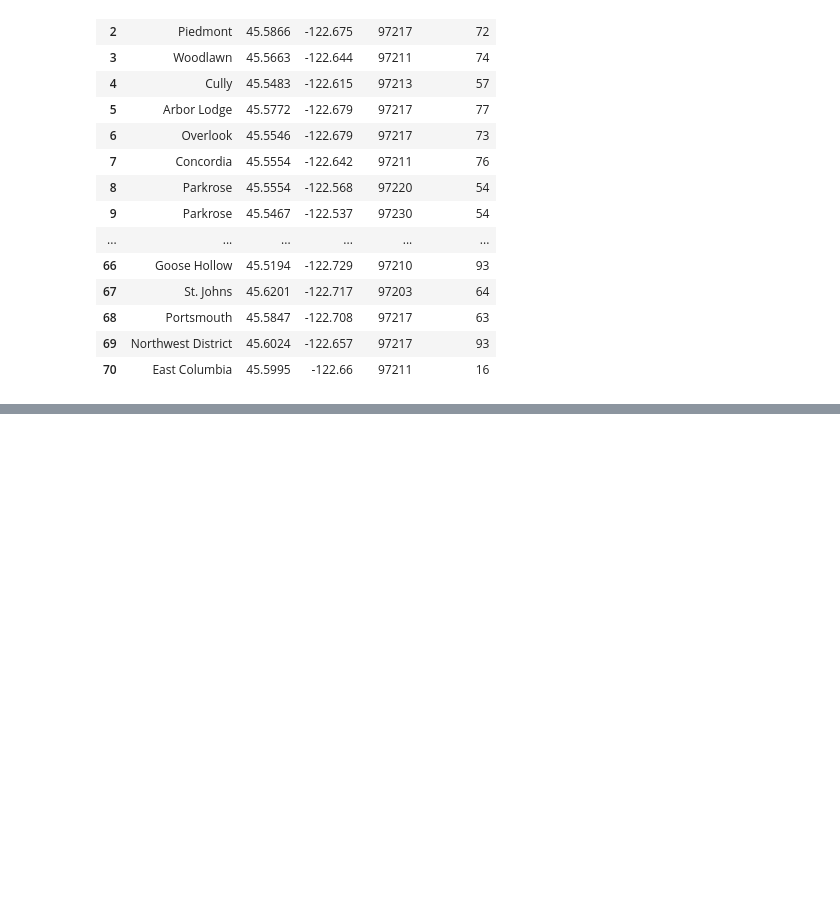
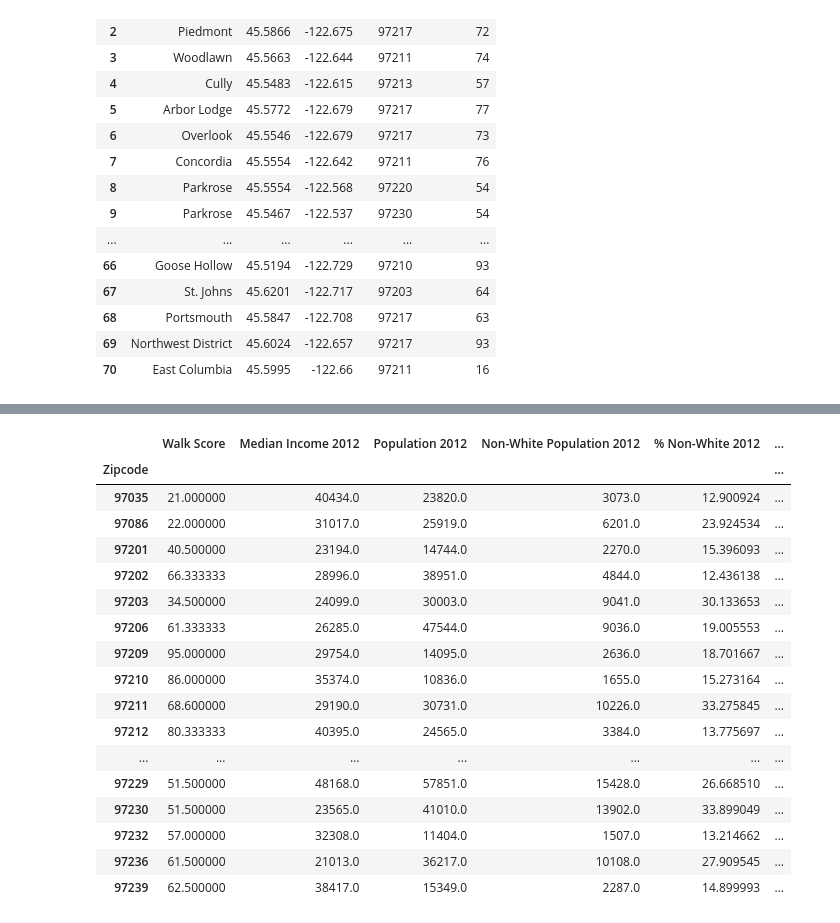
Before and after one commit to troypramsey/WalkabilityRaceIncome_InPortland_2012-2018, a Jupyter notebook: Neighborhoods_Zipcodes.ipynb, the cells around one changed output, grey strips where cells are left out. Cells and saved outputs as stored; diff of their text form; code cells hidden in the pictures; blank space fills up the shorter version.

```diff
--- a/Neighborhoods_Zipcodes.ipynb
+++ b/Neighborhoods_Zipcodes.ipynb
@@ -171,0 +243,28 @@ merged
+# %%
+merged_df['Median Income 2018'] = median_incomes
+merged_df['Population 2018'] = pops
+merged_df['Non-White Population 2018'] = nonwhite_pop
+merged_df['% Non-White 2018'] = (merged_df['Non-White Population 2018']/merged_df['Population 2018'] * 100)
+# %%
+zips_group = merged_df.groupby('Zipcode')
+zipcode_df = pd.DataFrame(zips_group.mean())
+zipcode_df
+# %% [output]
+|  | Walk Score | Median Income 2012 | Population 2012 | Non-White Population 2012 | % Non-White 2012 | ... |
+| Zipcode |  |  |  |  |  | ... |
+| 97035 | 21.000000 | 40434.0 | 23820.0 | 3073.0 | 12.900924 | ... |
+| 97086 | 22.000000 | 31017.0 | 25919.0 | 6201.0 | 23.924534 | ... |
+| 97201 | 40.500000 | 23194.0 | 14744.0 | 2270.0 | 15.396093 | ... |
+| 97202 | 66.333333 | 28996.0 | 38951.0 | 4844.0 | 12.436138 | ... |
+| 97203 | 34.500000 | 24099.0 | 30003.0 | 9041.0 | 30.133653 | ... |
+| 97206 | 61.333333 | 26285.0 | 47544.0 | 9036.0 | 19.005553 | ... |
+| 97209 | 95.000000 | 29754.0 | 14095.0 | 2636.0 | 18.701667 | ... |
+| 97210 | 86.000000 | 35374.0 | 10836.0 | 1655.0 | 15.273164 | ... |
+| 97211 | 68.600000 | 29190.0 | 30731.0 | 10226.0 | 33.275845 | ... |
+| 97212 | 80.333333 | 40395.0 | 24565.0 | 3384.0 | 13.775697 | ... |
+| ... | ... | ... | ... | ... | ... | ... |
+| 97229 | 51.500000 | 48168.0 | 57851.0 | 15428.0 | 26.668510 | ... |
+| 97230 | 51.500000 | 23565.0 | 41010.0 | 13902.0 | 33.899049 | ... |
+| 97232 | 57.000000 | 32308.0 | 11404.0 | 1507.0 | 13.214662 | ... |
+| 97236 | 61.500000 | 21013.0 | 36217.0 | 10108.0 | 27.909545 | ... |
+| 97239 | 62.500000 | 38417.0 | 15349.0 | 2287.0 | 14.899993 | ... |
```
Also changed, not shown: parts of 10 cells of this notebook, 7 other files.
